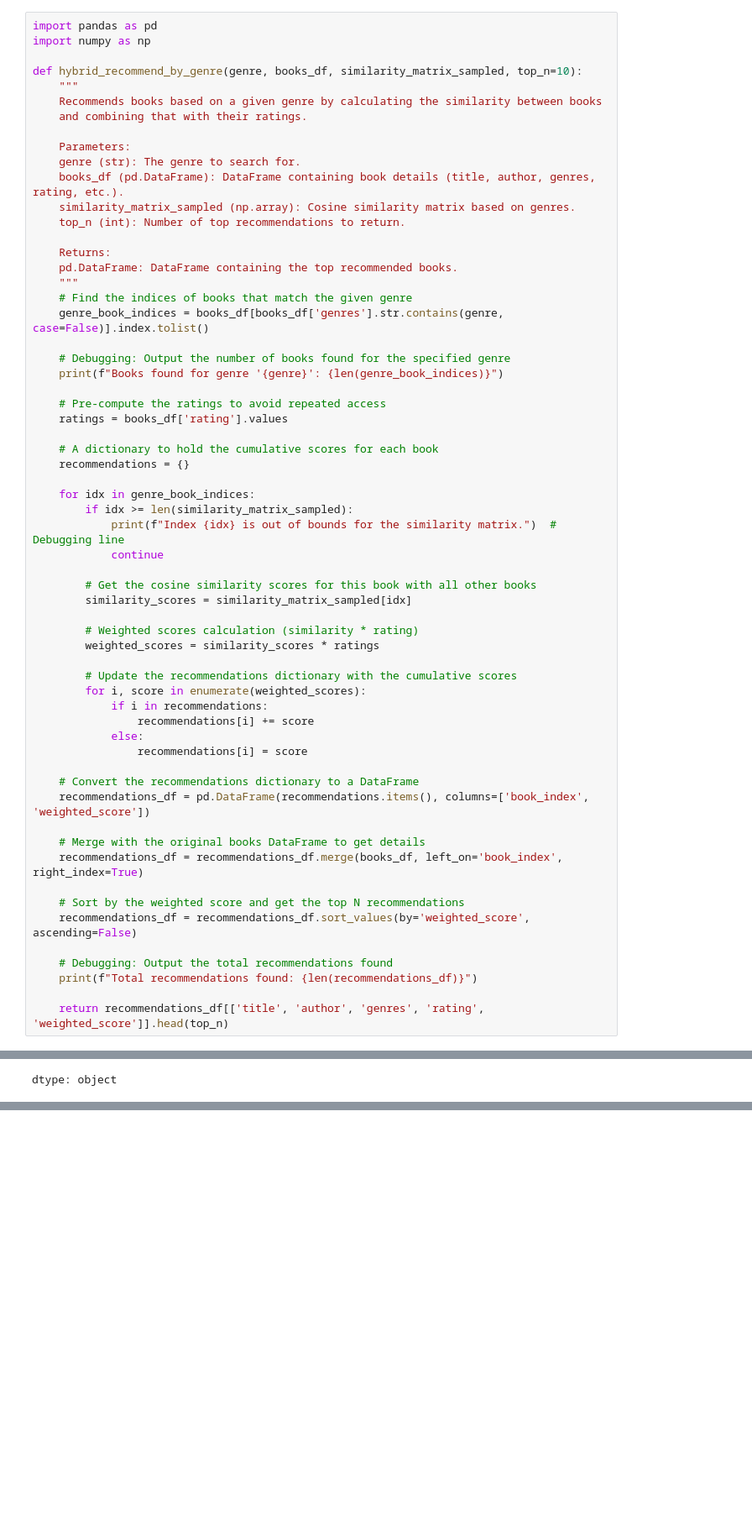
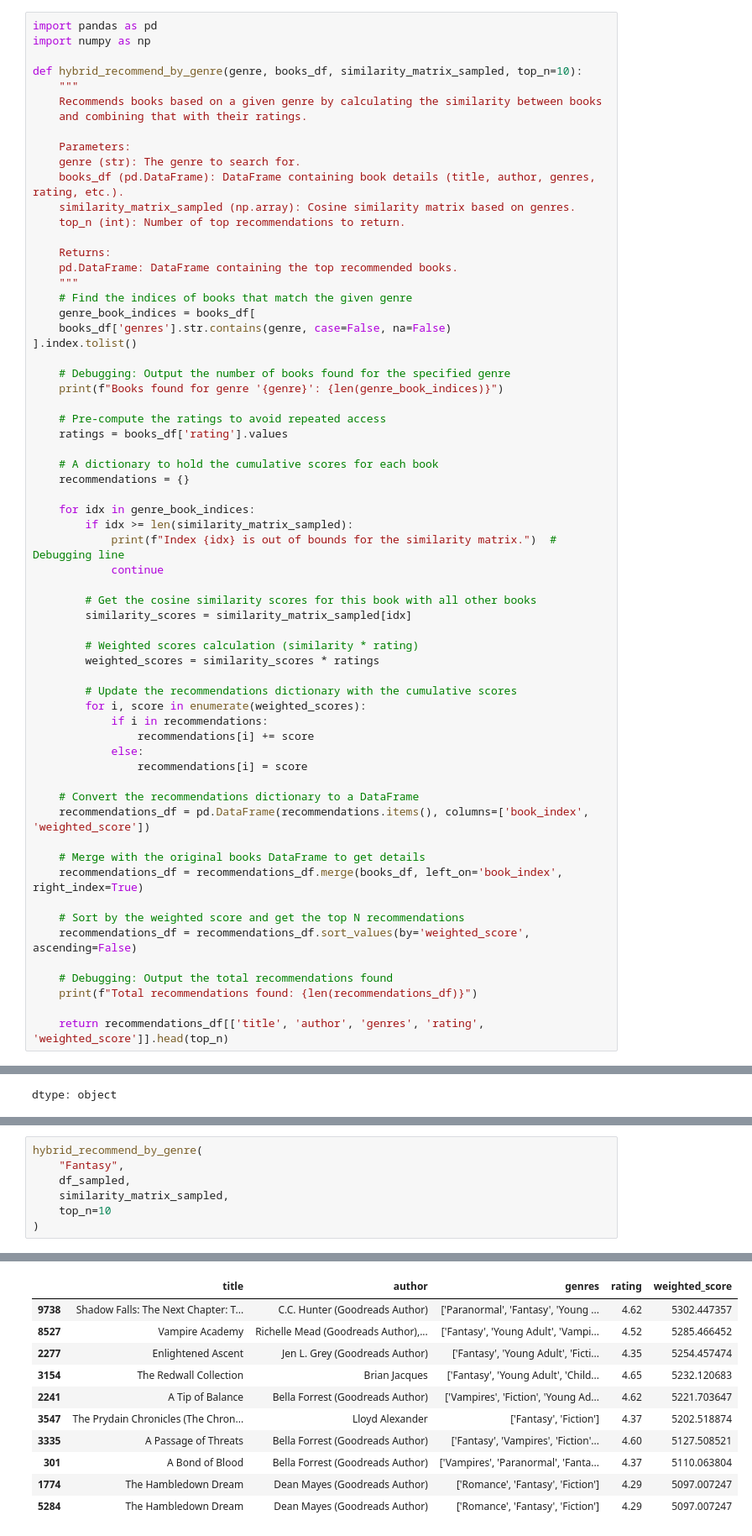
Before and after one commit to SabaFS/Myfirst, a Jupyter notebook: book-recommendation-system/recomendation_system.ipynb, the cells around one changed output, grey strips where cells are left out. Shown at 84% size. Drawn from its saved outputs; the diff is of its cells as text; blank space fills up the shorter version.

```diff
--- a/book-recommendation-system/recomendation_system.ipynb
+++ b/book-recommendation-system/recomendation_system.ipynb
@@ -451,7 +451,9 @@ def hybrid_recommend_by_genre(genre, books_df, similarity_matrix_sampled, top_n=
     pd.DataFrame: DataFrame containing the top recommended books.
     """
     # Find the indices of books that match the given genre
-    genre_book_indices = books_df[books_df['genres'].str.contains(genre, case=False)].index.tolist()
+    genre_book_indices = books_df[
+    books_df['genres'].str.contains(genre, case=False, na=False)
+].index.tolist()
 
     # Debugging: Output the number of books found for the specified genre
     print(f"Books found for genre '{genre}': {len(genre_book_indices)}")
@@ -883,0 +967,8 @@ plt.show()
+# %%
+hybrid_recommend_by_genre(
+    "Fantasy",
+    df_sampled,
+    similarity_matrix_sampled,
+    top_n=10
+)
+# %% [output]
@@ -883,0 +977,11 @@ plt.show()
+|  | title | author | genres | rating | weighted_score |
+| 9738 | Shadow Falls: The Next Chapter: T... | C.C. Hunter (Goodreads Author) | ['Paranormal', 'Fantasy', 'Young ... | 4.62 | 5302.447357 |
+| 8527 | Vampire Academy | Richelle Mead (Goodreads Author),... | ['Fantasy', 'Young Adult', 'Vampi... | 4.52 | 5285.466452 |
+| 2277 | Enlightened Ascent | Jen L. Grey (Goodreads Author) | ['Fantasy', 'Young Adult', 'Ficti... | 4.35 | 5254.457474 |
+| 3154 | The Redwall Collection | Brian Jacques | ['Fantasy', 'Young Adult', 'Child... | 4.65 | 5232.120683 |
+| 2241 | A Tip of Balance | Bella Forrest (Goodreads Author) | ['Vampires', 'Fiction', 'Young Ad... | 4.62 | 5221.703647 |
+| 3547 | The Prydain Chronicles (The Chron... | Lloyd Alexander | ['Fantasy', 'Fiction'] | 4.37 | 5202.518874 |
+| 3335 | A Passage of Threats | Bella Forrest (Goodreads Author) | ['Fantasy', 'Vampires', 'Fiction'... | 4.60 | 5127.508521 |
+| 301 | A Bond of Blood | Bella Forrest (Goodreads Author) | ['Vampires', 'Paranormal', 'Fanta... | 4.37 | 5110.063804 |
+| 1774 | The Hambledown Dream | Dean Mayes (Goodreads Author) | ['Romance', 'Fantasy', 'Fiction'] | 4.29 | 5097.007247 |
+| 5284 | The Hambledown Dream | Dean Mayes (Goodreads Author) | ['Romance', 'Fantasy', 'Fiction'] | 4.29 | 5097.007247 |
```
Also changed, not shown: parts of 6 cells of this notebook.
